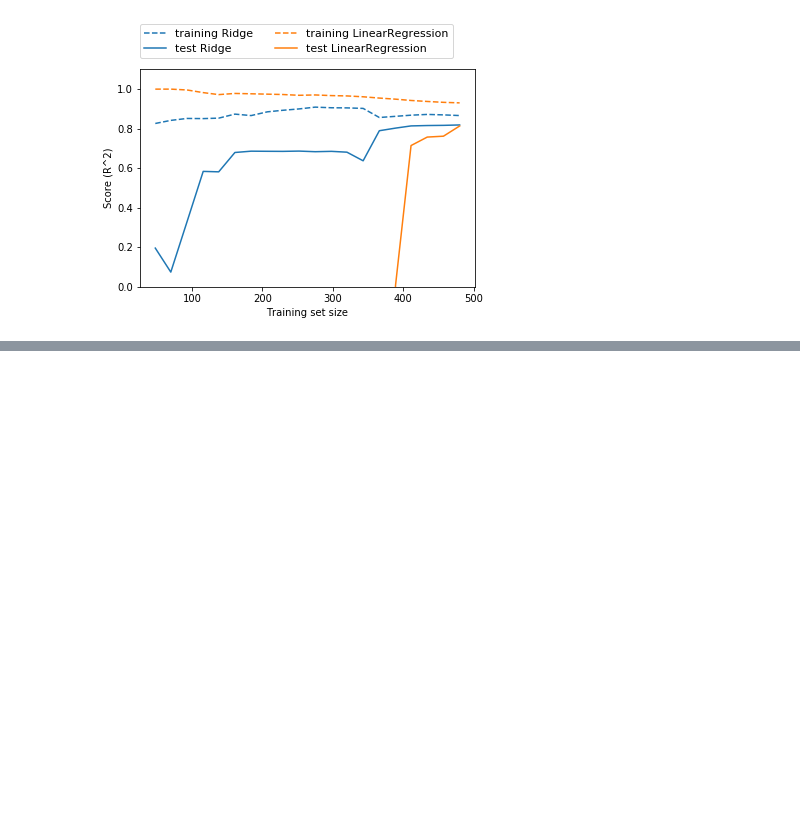
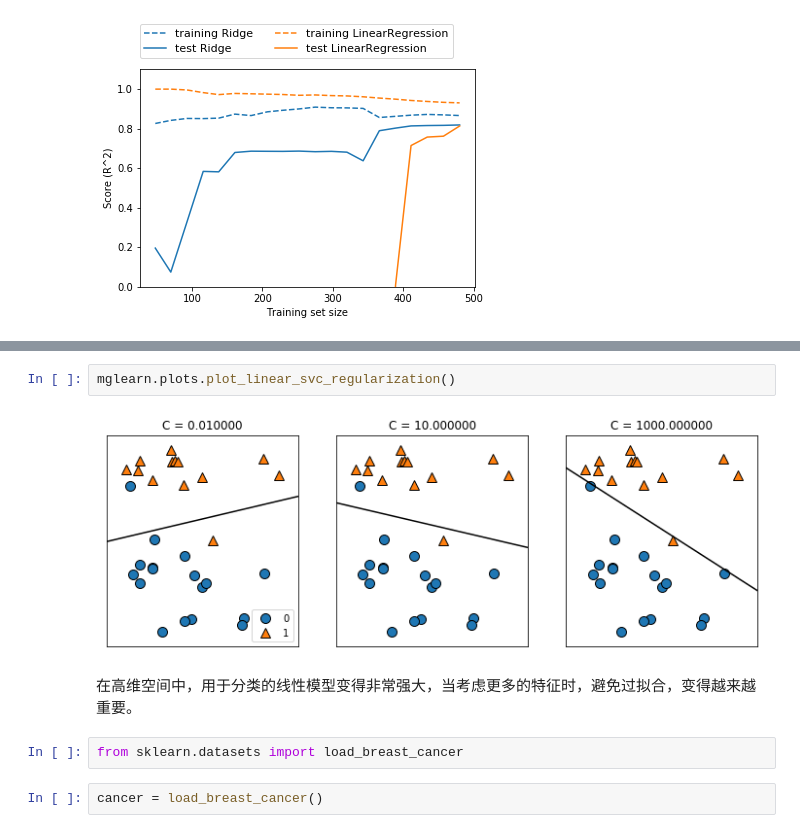
Before and after one commit to 0215Wyz/Algorithm, a Jupyter notebook: ML/监督学习/线性模型.ipynb, the cells around one changed output, grey strips where cells are left out. Drawn from its saved outputs; the diff is of its cells as text; blank space fills up the shorter version.

```diff
--- a/ML/监督学习/线性模型.ipynb
+++ b/ML/监督学习/线性模型.ipynb
@@ -142,0 +235,10 @@ mglearn.plots.plot_ridge_n_samples()
+# %%
+mglearn.plots.plot_linear_svc_regularization()
+# %% [output]
+[figure, added]
+# %% [markdown]
+在高维空间中，用于分类的线性模型变得非常强大，当考虑更多的特征时，避免过拟合，变得越来越重要。
+# %%
+from sklearn.datasets import load_breast_cancer
+# %%
+cancer = load_breast_cancer()
```
Also changed, not shown: parts of 36 cells of this notebook, 1 other file.
